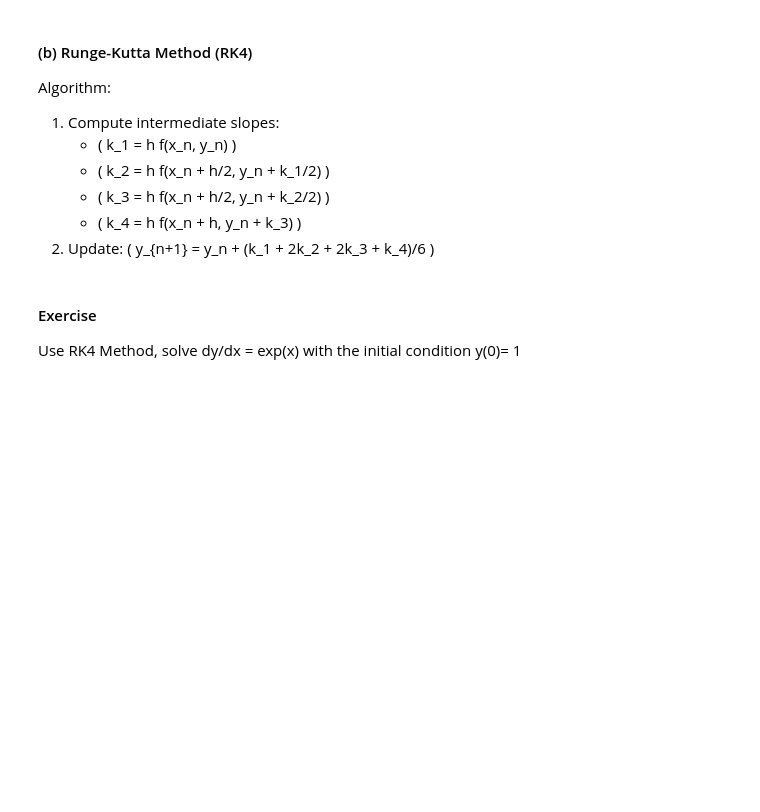
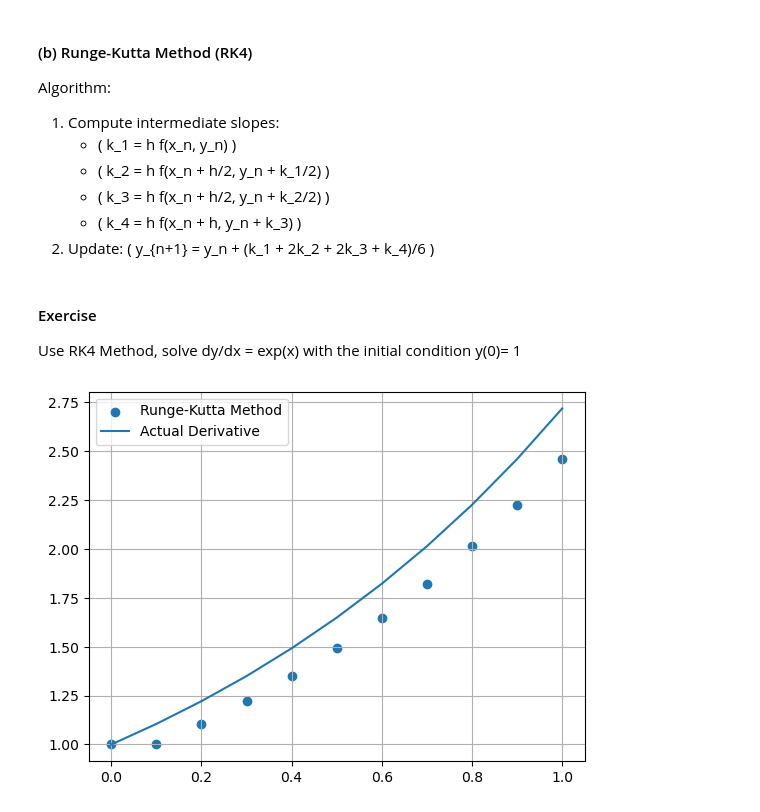
Before and after one commit to bruce179012-byte/MEGR2810-Jupyter-Notebook, a Jupyter notebook: Lecture 10_Interpolation_Differentiation.ipynb, the cells around one changed output. Cells and saved outputs as stored; diff of their text form; code cells hidden in the pictures; blank space fills up the shorter version.

```diff
--- a/Lecture 10_Interpolation_Differentiation.ipynb
+++ b/Lecture 10_Interpolation_Differentiation.ipynb
@@ -221,3 +299,32 @@ Algorithm:
 Use RK4 Method, solve dy/dx = exp(x) with the initial condition y(0)= 1
 # %%
 # Your code here
+import numpy as np
+import matplotlib.pyplot as plt
+
+def f(x,y):
+    return np.exp(x)
+x0 = 0
+y0 = 1
+xs = [x0] # creates a list of x's
+ys = [y0]
+n = 10 # amount of steps
+h = 0.1 # step size
+
+for j in range(0, 10):
+    k1 = h * f(x0,y0)
+    k2 = h * f(x0 + h/2,y0 + k1/2)
+    k3 = h * f(x0 + h/2,y0 + k2/2)
+    k4 = h * f(x0 + h, y0 + k3)
+    x0 += h
+    xs.append(x0)
+    ys.append(y0)
+    y0 += (k1 + 2*k2 + 2*k3 + k4)/6
+
+plt.scatter(xs, ys, label="Runge-Kutta Method")
+plt.plot(xs, np.exp(xs), label="Actual Derivative")
+plt.legend()
+plt.grid()
+plt.show()
+# %% [output]
+[figure, added]
```
Also changed, not shown: parts of 2 cells of this notebook.
